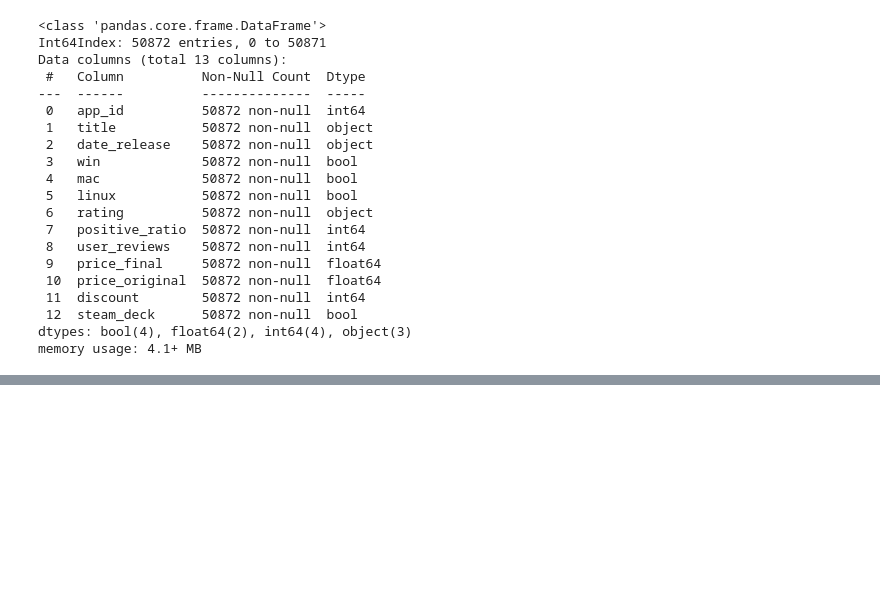
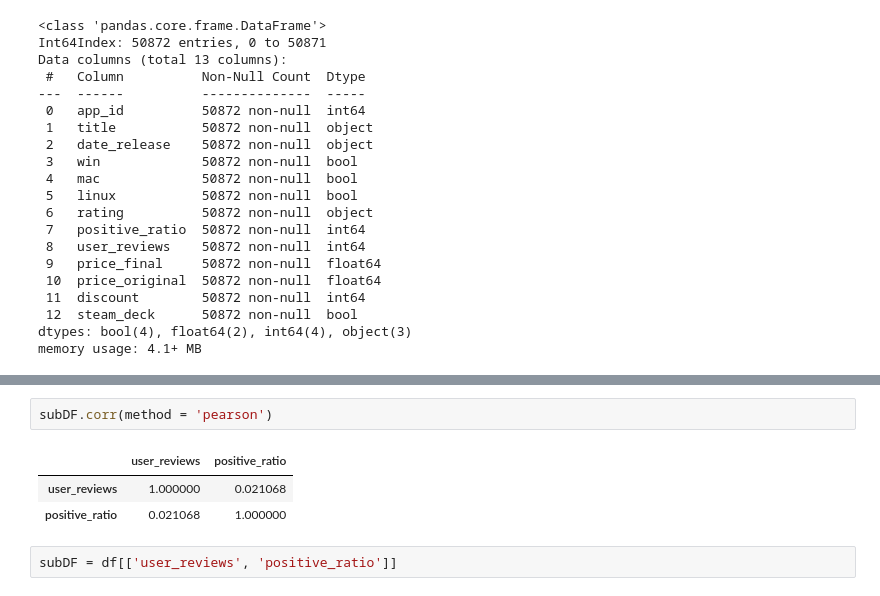
Before and after one commit to CrunchySweet/AI, a Jupyter notebook: Semester1/Games/Games EXIT.ipynb, the cells around one changed output, grey strips where cells are left out. Drawn from its saved outputs; the diff is of its cells as text; blank space fills up the shorter version.

```diff
--- a/Semester1/Games/Games EXIT.ipynb
+++ b/Semester1/Games/Games EXIT.ipynb
@@ -35,0 +67,8 @@ memory usage: 4.1+ MB
+# %%
+subDF.corr(method = 'pearson')
+# %% [output]
+|  | user_reviews | positive_ratio |
+| user_reviews | 1.000000 | 0.021068 |
+| positive_ratio | 0.021068 | 1.000000 |
+# %%
+subDF = df[['user_reviews', 'positive_ratio']]
```
Also changed, not shown: parts of 6 cells of this notebook.
